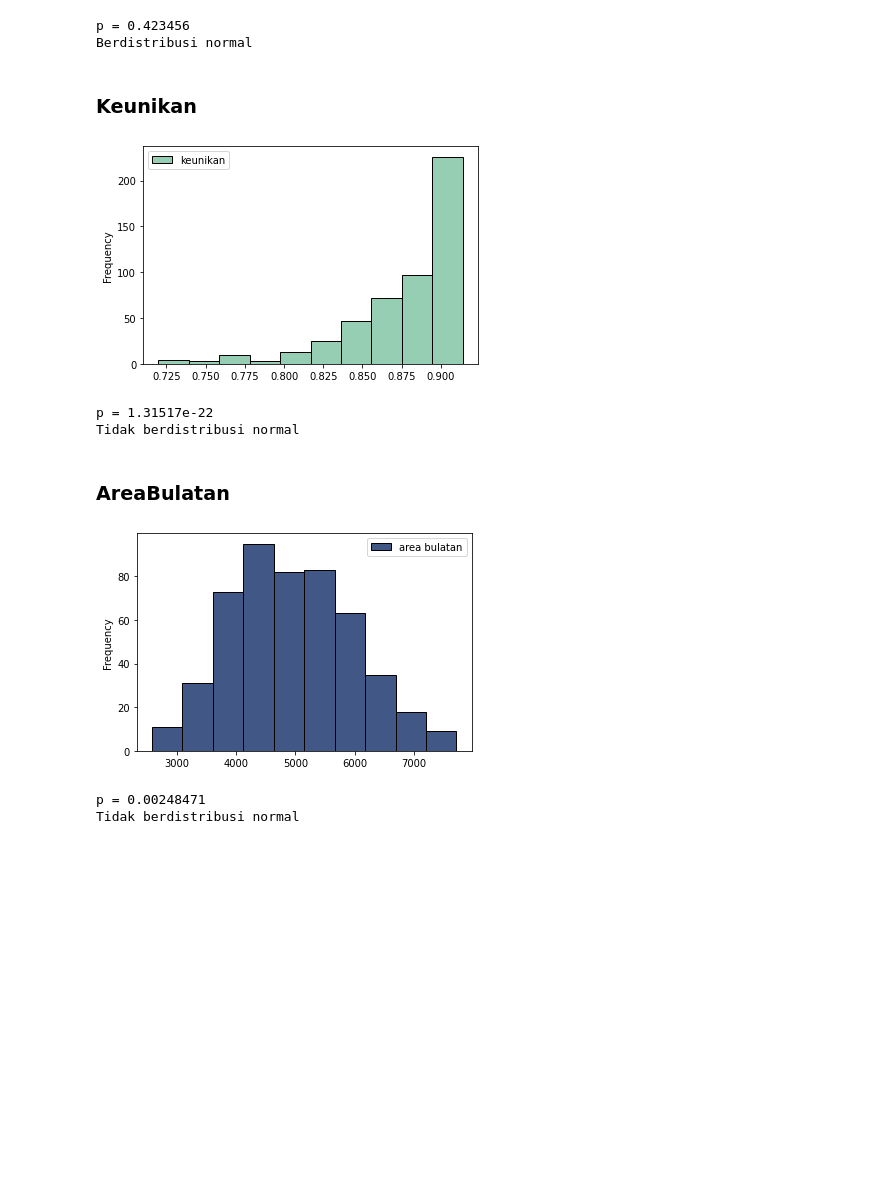
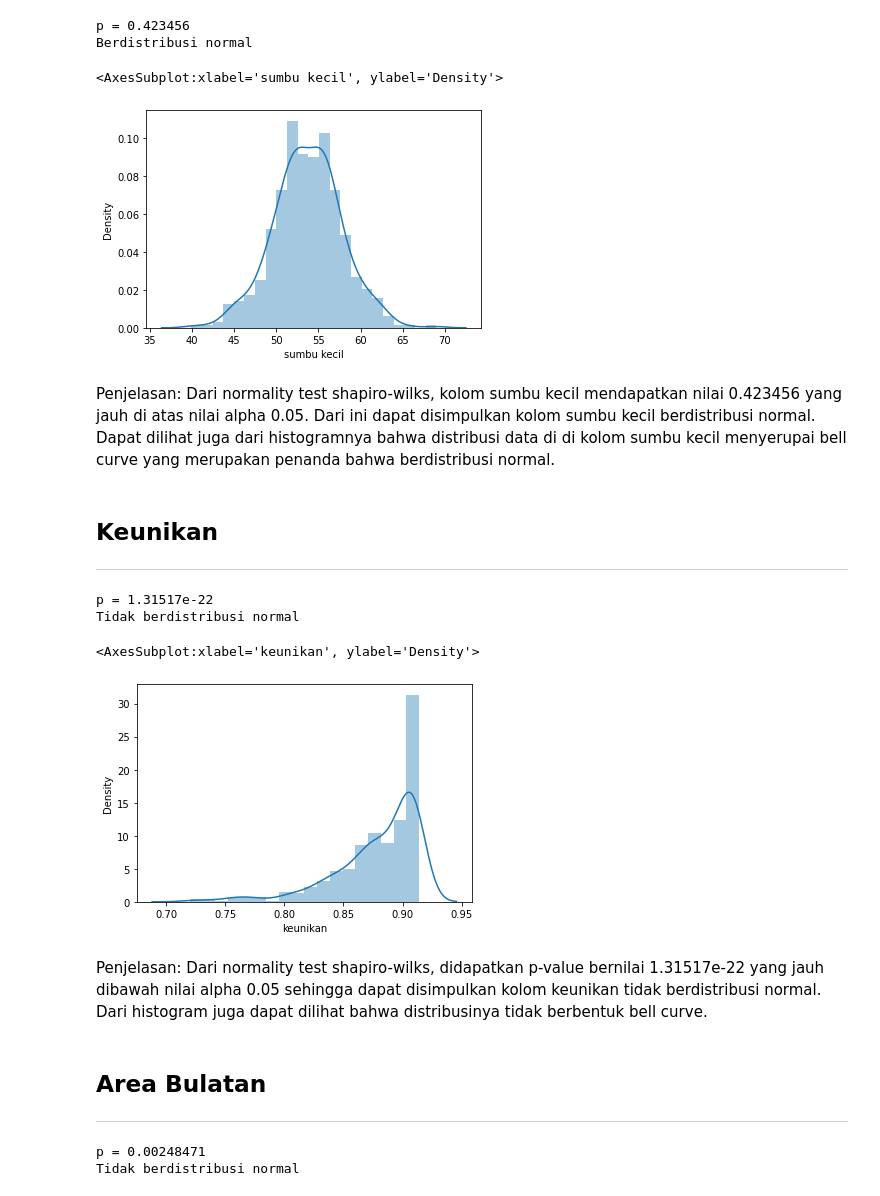
Before and after one commit to girvinjunod/TubesProbstat, a Jupyter notebook: 02_T1_IF2220_13519081.ipynb, the cells around one changed output. Saved outputs shown, nothing was run; the diff lists cells and outputs as text; code cells hidden in the pictures; blank space fills up the shorter version.

```diff
--- a/02_T1_IF2220_13519081.ipynb
+++ b/02_T1_IF2220_13519081.ipynb
@@ -412,13 +591,17 @@ else:
 # %% [output]
 p = 0.423456
 Berdistribusi normal
+# %%
+sns.distplot(gandum['sumbu kecil'])
+# %% [output]
+<AxesSubplot:xlabel='sumbu kecil', ylabel='Density'>
+[figure, added]
+# %% [markdown]
+Penjelasan:
+Dari normality test shapiro-wilks, kolom sumbu kecil mendapatkan nilai 0.423456 yang jauh di atas nilai alpha 0.05. Dari ini dapat disimpulkan kolom sumbu kecil berdistribusi normal. Dapat dilihat juga dari histogramnya bahwa distribusi data di di kolom sumbu kecil menyerupai bell curve yang merupakan penanda bahwa berdistribusi normal.
 # %% [markdown]
-### Keunikan
+## Keunikan
+---
-# %%
-df = pd.DataFrame(data = gandum, columns = ['keunikan'])
-hist = df.plot.hist(bins = 10, color = '#96ceb4', edgecolor='black')
-# %% [output]
-[figure, removed]
 # %%
 df = pd.DataFrame(data = gandum, columns = ['keunikan'])
 #stat, p = s.normaltest(df, axis= 0, nan_policy='omit') D'Agostino
@@ -431,13 +614,17 @@ else:
 # %% [output]
 p = 1.31517e-22
 Tidak berdistribusi normal
-# %% [markdown]
-### AreaBulatan
-# %%
-df = pd.DataFrame(data = gandum, columns = ['area bulatan'])
-hist = df.plot.hist(bins = 10, color = '#415786', edgecolor='black')
-# %% [output]
-[figure, removed]
+# %%
+sns.distplot(gandum['keunikan'])
+# %% [output]
+<AxesSubplot:xlabel='keunikan', ylabel='Density'>
+[figure, added]
+# %% [markdown]
+Penjelasan:
+Dari normality test shapiro-wilks, didapatkan p-value bernilai 1.31517e-22 yang jauh dibawah nilai alpha 0.05 sehingga dapat disimpulkan kolom keunikan tidak berdistribusi normal. Dari histogram juga dapat dilihat bahwa distribusinya tidak berbentuk bell curve.
+# %% [markdown]
+## Area Bulatan
+---
 # %%
 df = pd.DataFrame(data = gandum, columns = ['area bulatan'])
 #stat, p = s.normaltest(df, axis= 0, nan_policy='omit') D'Agostino
```
Also changed, not shown: parts of 266 cells of this notebook, 4 other files.
